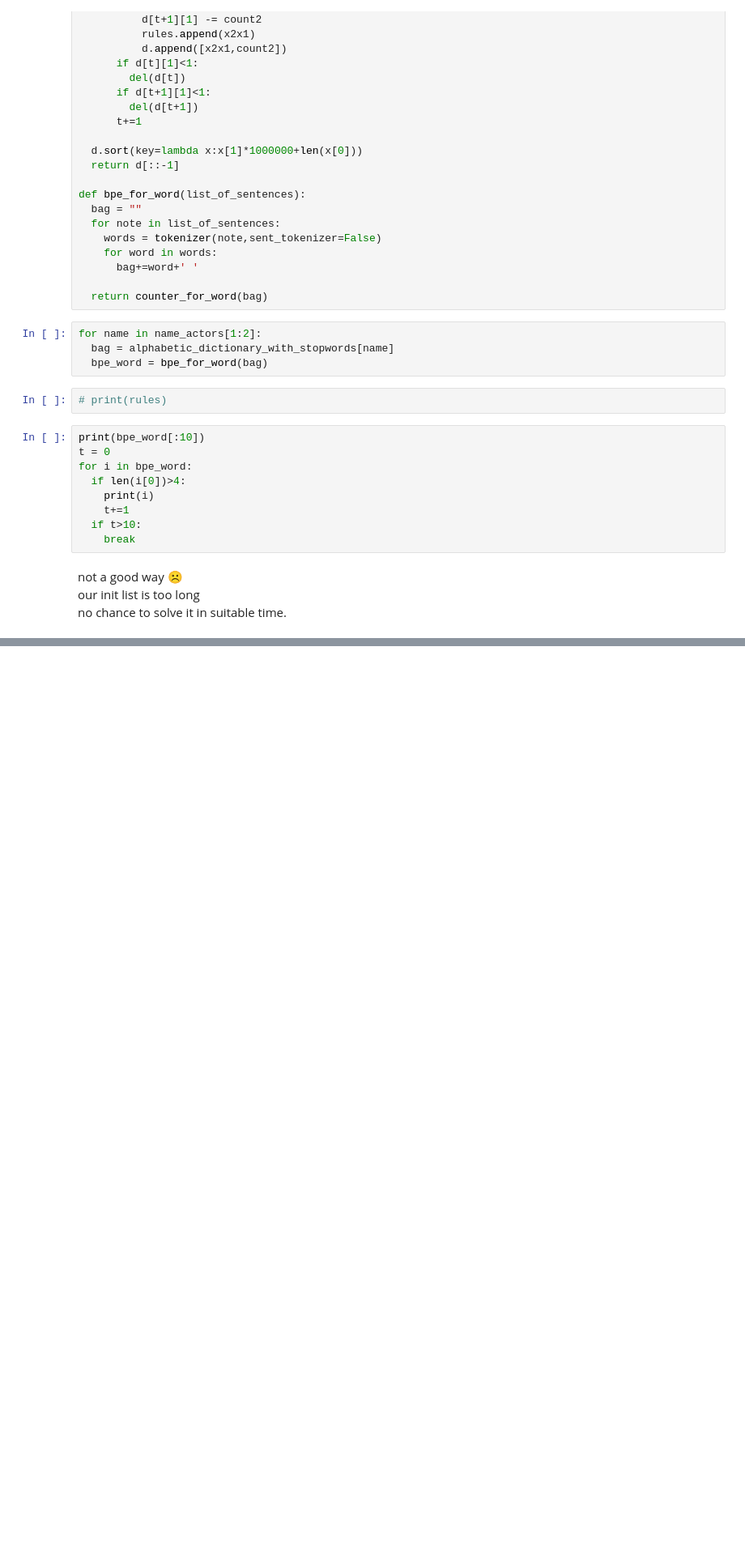
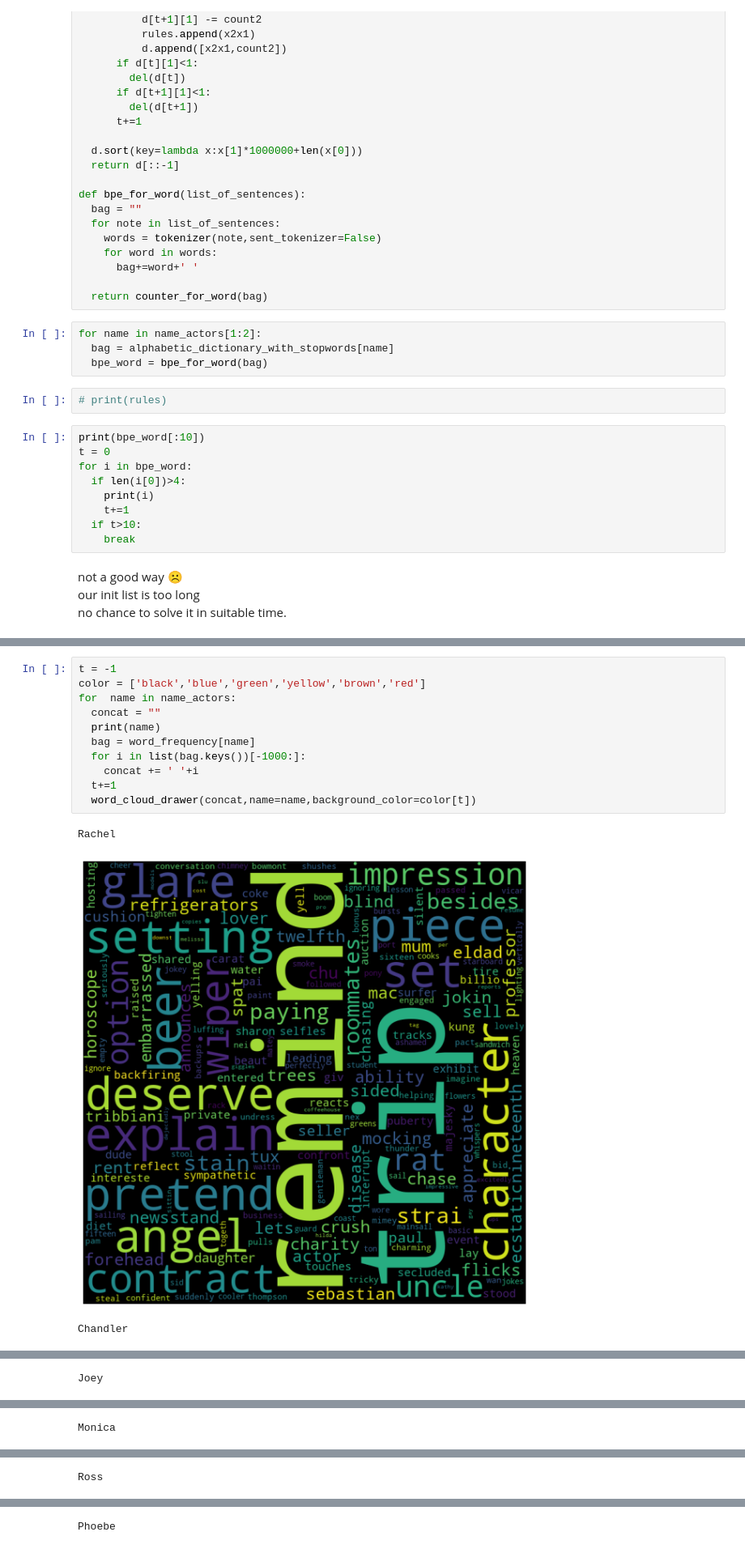
Before and after one commit to aSafarpoor/NLP-HW2, a Jupyter notebook: NLP_HW2.ipynb, the cells around one changed output, grey strips where cells are left out. Shown at 81% size. Saved outputs shown, nothing was run; the diff lists cells and outputs as text; blank space fills up the shorter version.

```diff
--- a/NLP_HW2.ipynb
+++ b/NLP_HW2.ipynb
@@ -592,0 +698,15 @@ no chance to solve it in suitable time.
+# %%
+t = -1
+color = ['black','blue','green','yellow','brown','red']
+for  name in name_actors:
+  concat = ""
+  print(name)
+  bag = word_frequency[name]
+  for i in list(bag.keys())[-1000:]:
+    concat += ' '+i
+  t+=1
+  word_cloud_drawer(concat,name=name,background_color=color[t])
+# %% [output]
+Rachel
+[figure, added]
+Chandler
@@ -592,0 +714 @@ no chance to solve it in suitable time.
+Joey
@@ -592,0 +716 @@ no chance to solve it in suitable time.
+Monica
@@ -592,0 +718 @@ no chance to solve it in suitable time.
+Ross
@@ -592,0 +720 @@ no chance to solve it in suitable time.
+Phoebe
```
Also changed, not shown: parts of 15 cells of this notebook.
